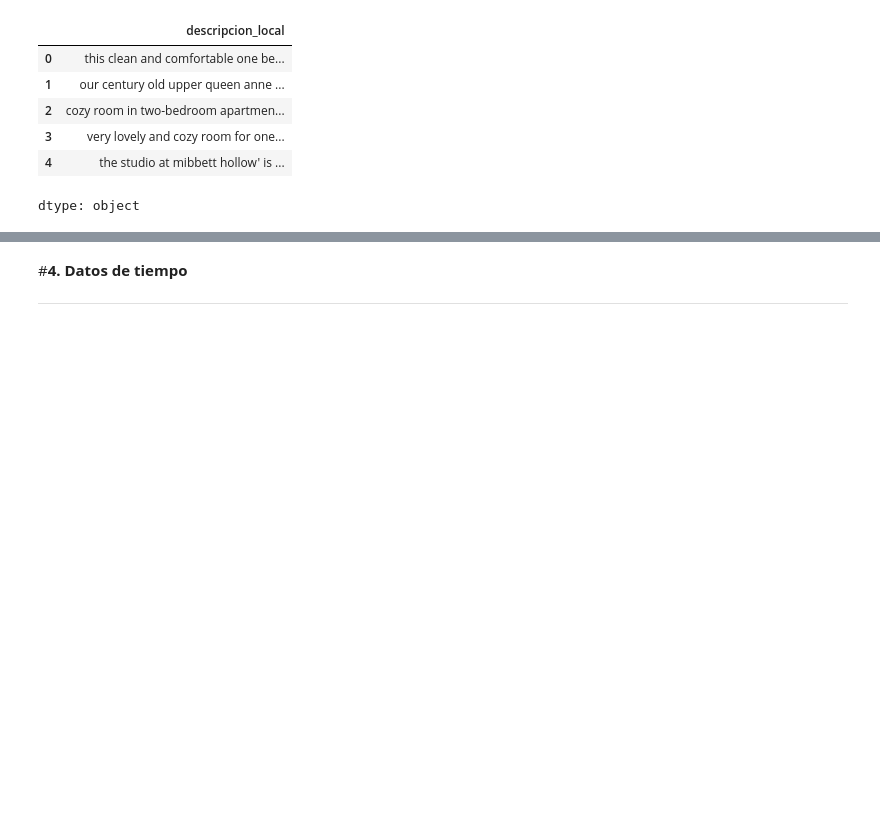
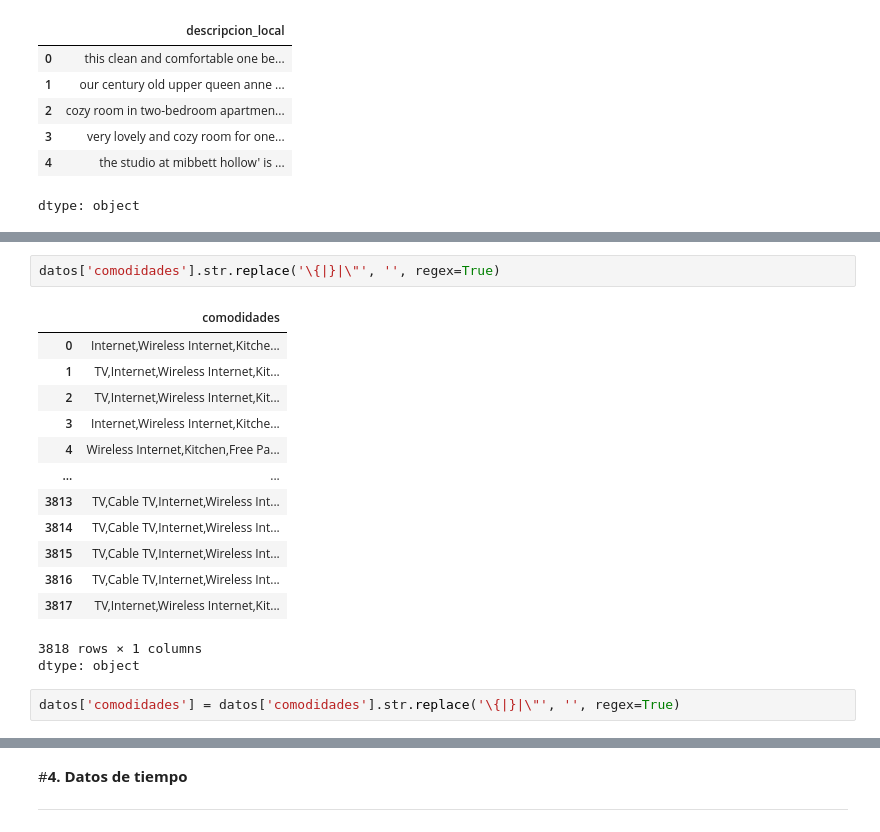
Before and after one commit to NatSama2/Curso-Alura-Latam, a Jupyter notebook: Pandas_Tratamiento_Manipulacion_Datos.ipynb, the cells around one changed output, grey strips where cells are left out. Drawn from its saved outputs; the diff is of its cells as text; blank space fills up the shorter version.

```diff
--- a/Pandas_Tratamiento_Manipulacion_Datos.ipynb
+++ b/Pandas_Tratamiento_Manipulacion_Datos.ipynb
@@ -424,0 +454,19 @@ dtype: object
+# %%
+datos['comodidades'].str.replace('\{|}|\"', '', regex=True)
+# %% [output]
+|  | comodidades |
+| 0 | Internet,Wireless Internet,Kitche... |
+| 1 | TV,Internet,Wireless Internet,Kit... |
+| 2 | TV,Internet,Wireless Internet,Kit... |
+| 3 | Internet,Wireless Internet,Kitche... |
+| 4 | Wireless Internet,Kitchen,Free Pa... |
+| ... | ... |
+| 3813 | TV,Cable TV,Internet,Wireless Int... |
+| 3814 | TV,Cable TV,Internet,Wireless Int... |
+| 3815 | TV,Cable TV,Internet,Wireless Int... |
+| 3816 | TV,Cable TV,Internet,Wireless Int... |
+| 3817 | TV,Internet,Wireless Internet,Kit... |
+3818 rows × 1 columns
+dtype: object
+# %%
+datos['comodidades'] = datos['comodidades'].str.replace('\{|}|\"', '', regex=True)
```
Also changed, not shown: parts of 4 cells of this notebook.
